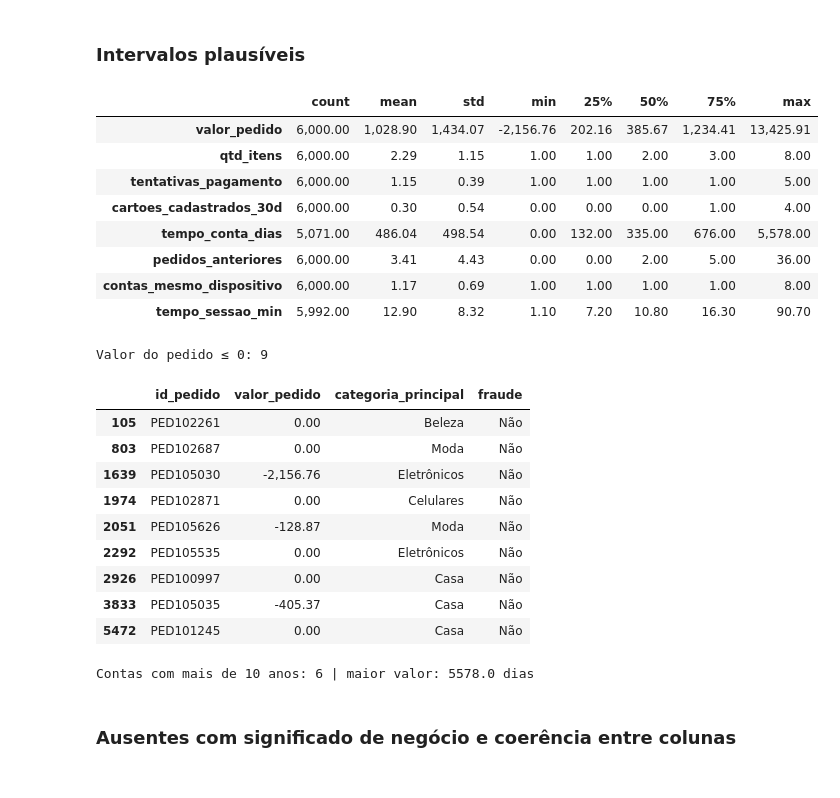
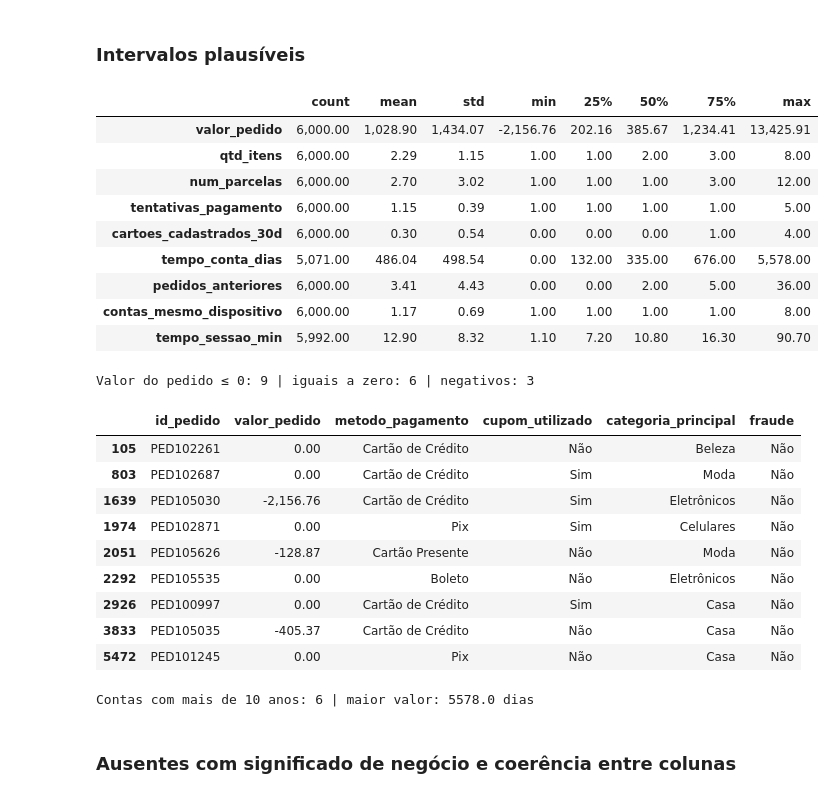
Before and after one commit to lleandrogb/mba-fgv-case-fraude, a Jupyter notebook: case_fraude_varejo.ipynb, the cells around one changed output. Cells and saved outputs as stored; diff of their text form; code cells hidden in the pictures.

```diff
--- a/case_fraude_varejo.ipynb
+++ b/case_fraude_varejo.ipynb
@@ -330,13 +384,14 @@ uf_entrega: {'SP': 1936, 'RJ': 803, 'MG': 656, 'PR': 427, 'RS': 385, 'BA': 348,
 # %% [markdown]
 ### Intervalos plausíveis
 # %%
-numericas = ['valor_pedido', 'qtd_itens', 'tentativas_pagamento', 'cartoes_cadastrados_30d',
+numericas = ['valor_pedido', 'qtd_itens', 'num_parcelas', 'tentativas_pagamento', 'cartoes_cadastrados_30d',
              'tempo_conta_dias', 'pedidos_anteriores', 'contas_mesmo_dispositivo', 'tempo_sessao_min']
 df[numericas].describe().T
 # %% [output]
 |  | count | mean | std | min | 25% | 50% | 75% | max |
 | valor_pedido | 6,000.00 | 1,028.90 | 1,434.07 | -2,156.76 | 202.16 | 385.67 | 1,234.41 | 13,425.91 |
 | qtd_itens | 6,000.00 | 2.29 | 1.15 | 1.00 | 1.00 | 2.00 | 3.00 | 8.00 |
+| num_parcelas | 6,000.00 | 2.70 | 3.02 | 1.00 | 1.00 | 1.00 | 3.00 | 12.00 |
 | tentativas_pagamento | 6,000.00 | 1.15 | 0.39 | 1.00 | 1.00 | 1.00 | 1.00 | 5.00 |
 | cartoes_cadastrados_30d | 6,000.00 | 0.30 | 0.54 | 0.00 | 0.00 | 0.00 | 1.00 | 4.00 |
 | tempo_conta_dias | 5,071.00 | 486.04 | 498.54 | 0.00 | 132.00 | 335.00 | 676.00 | 5,578.00 |
@@ -344,23 +399,25 @@ df[numericas].describe().T
 | contas_mesmo_dispositivo | 6,000.00 | 1.17 | 0.69 | 1.00 | 1.00 | 1.00 | 1.00 | 8.00 |
 | tempo_sessao_min | 5,992.00 | 12.90 | 8.32 | 1.10 | 7.20 | 10.80 | 16.30 | 90.70 |
 # %%
-print('Valor do pedido ≤ 0:', (df['valor_pedido'] <= 0).sum())
-display(df.loc[df['valor_pedido'] <= 0, ['id_pedido', 'valor_pedido', 'categoria_principal', 'fraude']])
+print('Valor do pedido ≤ 0:', (df['valor_pedido'] <= 0).sum(),
+      '| iguais a zero:', (df['valor_pedido'] == 0).sum(), '| negativos:', (df['valor_pedido'] < 0).sum())
+display(df.loc[df['valor_pedido'] <= 0, ['id_pedido', 'valor_pedido', 'metodo_pagamento',
+                                          'cupom_utilizado', 'categoria_principal', 'fraude']])
 
 print('Contas com mais de 10 anos:', (df['tempo_conta_dias'] > 3650).sum(),
       '| maior valor:', df['tempo_conta_dias'].max(), 'dias')
 # %% [output]
-Valor do pedido ≤ 0: 9
+Valor do pedido ≤ 0: 9 | iguais a zero: 6 | negativos: 3
-|  | id_pedido | valor_pedido | categoria_principal | fraude |
-| 105 | PED102261 | 0.00 | Beleza | Não |
-| 803 | PED102687 | 0.00 | Moda | Não |
-| 1639 | PED105030 | -2,156.76 | Eletrônicos | Não |
-| 1974 | PED102871 | 0.00 | Celulares | Não |
-| 2051 | PED105626 | -128.87 | Moda | Não |
-| 2292 | PED105535 | 0.00 | Eletrônicos | Não |
-| 2926 | PED100997 | 0.00 | Casa | Não |
-| 3833 | PED105035 | -405.37 | Casa | Não |
-| 5472 | PED101245 | 0.00 | Casa | Não |
+|  | id_pedido | valor_pedido | metodo_pagamento | cupom_utilizado | categoria_principal | fraude |
+| 105 | PED102261 | 0.00 | Cartão de Crédito | Não | Beleza | Não |
+| 803 | PED102687 | 0.00 | Cartão de Crédito | Sim | Moda | Não |
+| 1639 | PED105030 | -2,156.76 | Cartão de Crédito | Sim | Eletrônicos | Não |
+| 1974 | PED102871 | 0.00 | Pix | Sim | Celulares | Não |
+| 2051 | PED105626 | -128.87 | Cartão Presente | Não | Moda | Não |
+| 2292 | PED105535 | 0.00 | Boleto | Não | Eletrônicos | Não |
+| 2926 | PED100997 | 0.00 | Cartão de Crédito | Sim | Casa | Não |
+| 3833 | PED105035 | -405.37 | Cartão de Crédito | Não | Casa | Não |
+| 5472 | PED101245 | 0.00 | Pix | Não | Casa | Não |
 Contas com mais de 10 anos: 6 | maior valor: 5578.0 dias
 # %% [markdown]
 ### Ausentes com significado de negócio e coerência entre colunas
```
Also changed, not shown: parts of 46 cells of this notebook.
